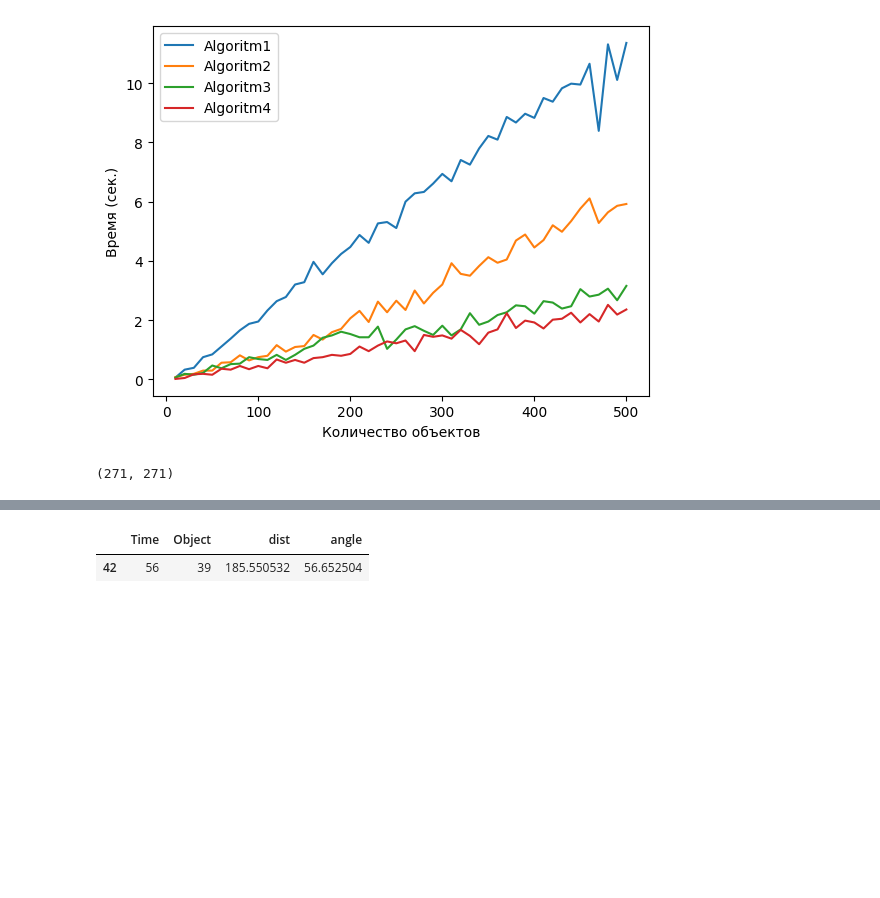
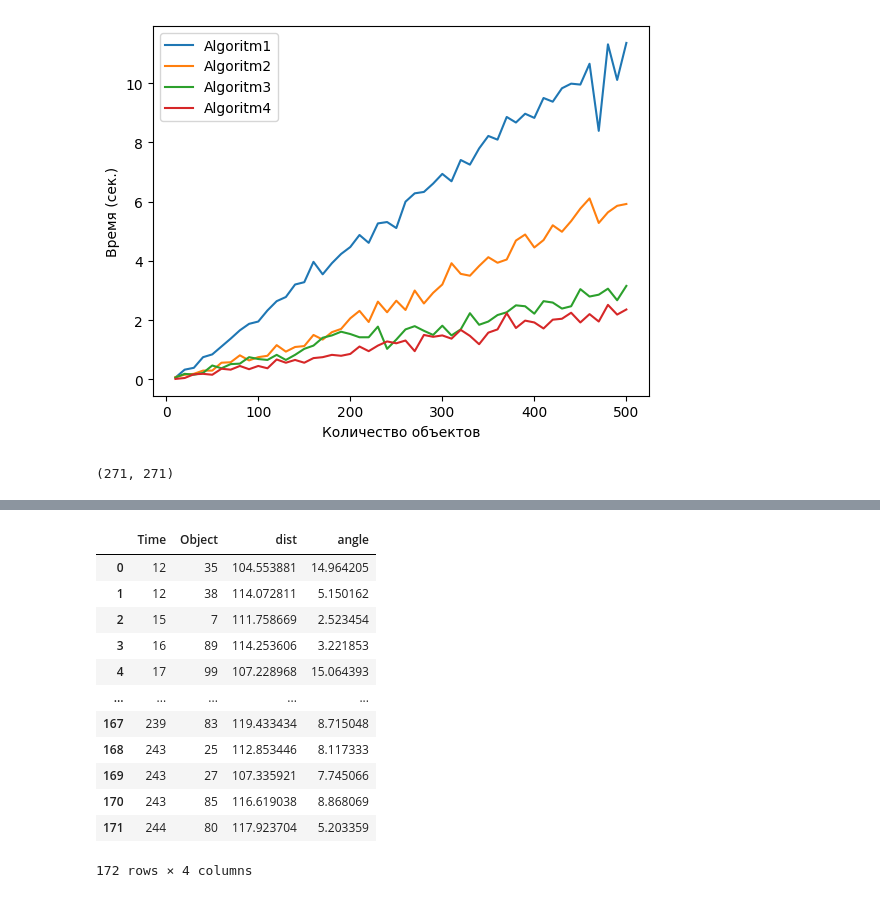
Before and after one commit to valentine-bread/Collision_Avoidance_Algorithms, a Jupyter notebook: graph.ipynb, the cells around one changed output, grey strips where cells are left out. Drawn from its saved outputs; the diff is of its cells as text; code cells hidden in the pictures; blank space fills up the shorter version.

Commit message:
calculator_result

```diff
--- a/graph.ipynb
+++ b/graph.ipynb
@@ -40,17 +46,35 @@ way = way[14:]
 # %%
-time, object, dist, angle = list(), list(), list(), list()
-for frame in range(len(alg1_result)):
-    for obj in range(len(alg1_result[frame])):
-        f = alg1_result[frame][obj]
-        time.append(frame)
-        object.append(f[0])
-        dist.append(f[1])
-        angle.append(f[2])
-        # df.loc[len(df.index)] = [frame, f[0],  f[1], f[2]]
-df = pd.DataFrame({'Time':time, 'Object': object, 'dist':dist, 'angle':angle})
+import matplotlib.pyplot as plt
+import pandas as pd
 
-df.loc[df.Object == 39]
+alg_result = alg3_result
+df = list()
+for alg_result in [alg1_result,alg2_result,alg3_result,alg4_result]:
+    time, object, dist, angle = list(), list(), list(), list()
+    for frame in range(len(alg_result)):
+        for obj in range(len(alg_result[frame])):
+            f = alg_result[frame][obj]
+            time.append(frame)
+            object.append(f[0])
+            dist.append(f[1])
+            angle.append(f[2])
+            # df.loc[len(df.index)] = [frame, f[0],  f[1], f[2]]
+    df.append(pd.DataFrame({'Time':time, 'Object': object, 'dist':dist, 'angle':angle}))
+
+df[1].loc[df[1].Object == 37]
+df[0]
 # %% [output]
 |  | Time | Object | dist | angle |
-| 42 | 56 | 39 | 185.550532 | 56.652504 |
+| 0 | 12 | 35 | 104.553881 | 14.964205 |
+| 1 | 12 | 38 | 114.072811 | 5.150162 |
+| 2 | 15 | 7 | 111.758669 | 2.523454 |
+| 3 | 16 | 89 | 114.253606 | 3.221853 |
+| 4 | 17 | 99 | 107.228968 | 15.064393 |
+| ... | ... | ... | ... | ... |
+| 167 | 239 | 83 | 119.433434 | 8.715048 |
+| 168 | 243 | 25 | 112.853446 | 8.117333 |
+| 169 | 243 | 27 | 107.335921 | 7.745066 |
+| 170 | 243 | 85 | 116.619038 | 8.868069 |
+| 171 | 244 | 80 | 117.923704 | 5.203359 |
+172 rows × 4 columns
 # %%
```
Also changed, not shown: parts of 5 cells of this notebook, 3 other files.
